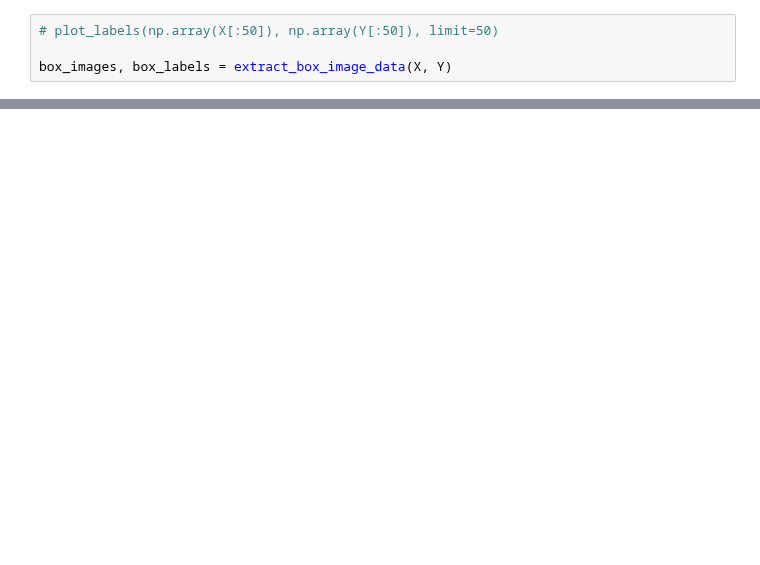
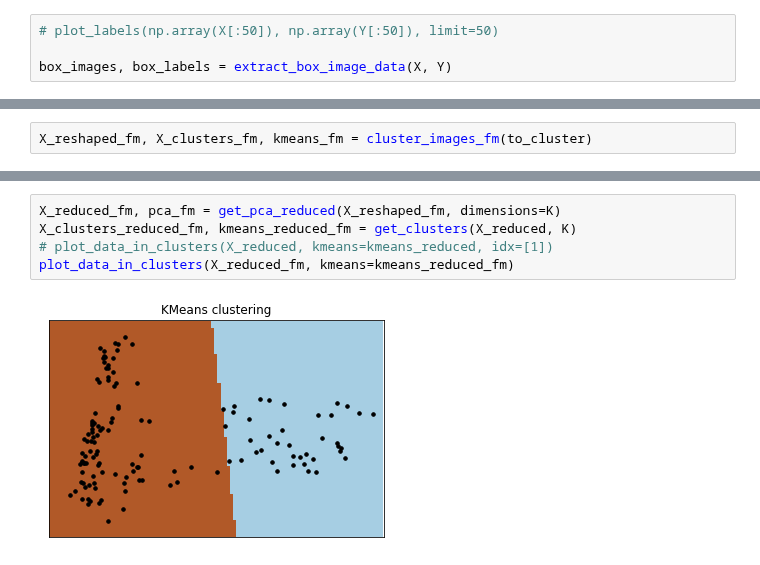
Before and after one commit to changsin/ClassifyImages, a Jupyter notebook: notebooks/dashboard_EDA.ipynb, the cells around one changed output, grey strips where cells are left out. Saved outputs shown, nothing was run; the diff lists cells and outputs as text; blank space fills up the shorter version.

```diff
--- a/notebooks/dashboard_EDA.ipynb
+++ b/notebooks/dashboard_EDA.ipynb
@@ -235,0 +392,2 @@ X[0][817:817+19, 515:515+30].shape
+# %%
+X_reshaped_fm, X_clusters_fm, kmeans_fm = cluster_images_fm(to_cluster)
@@ -235,0 +413,7 @@ X[0][817:817+19, 515:515+30].shape
+# %%
+X_reduced_fm, pca_fm = get_pca_reduced(X_reshaped_fm, dimensions=K)
+X_clusters_reduced_fm, kmeans_reduced_fm = get_clusters(X_reduced, K)
+# plot_data_in_clusters(X_reduced, kmeans=kmeans_reduced, idx=[1])
+plot_data_in_clusters(X_reduced_fm, kmeans=kmeans_reduced_fm)
+# %% [output]
+[figure, added]
```
Also changed, not shown: parts of 20 cells of this notebook.
